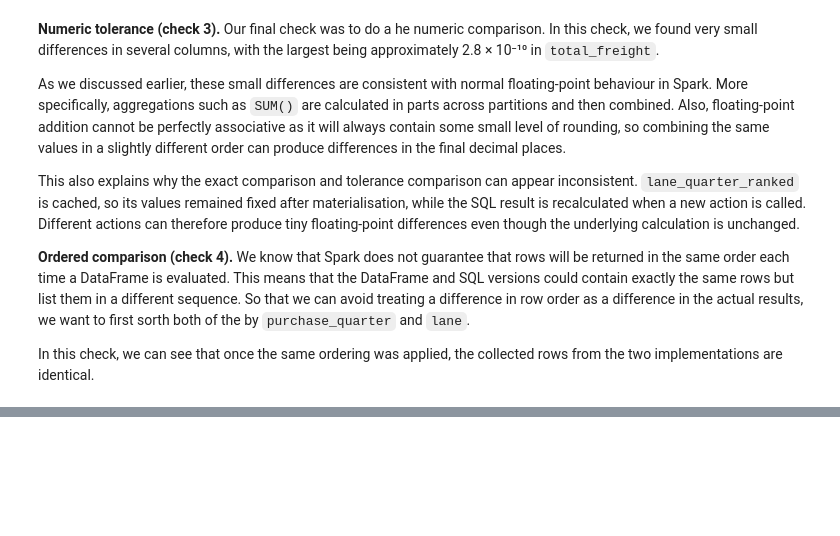
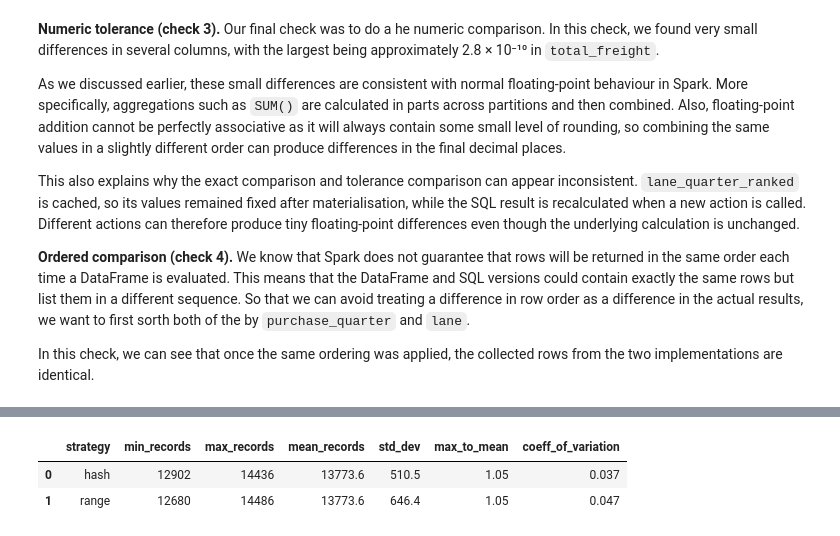
Before and after one commit to mounisha-dev21/ito5202-assessment1-spark, a Jupyter notebook: assessment1.ipynb, the cells around one changed output, grey strips where cells are left out. Drawn from its saved outputs; the diff is of its cells as text; code cells hidden in the pictures; blank space fills up the shorter version.

```diff
--- a/assessment1.ipynb
+++ b/assessment1.ipynb
@@ -1856,0 +1953,34 @@ In this check, we can see that once the same ordering was applied, the collected
+# %%
+# Compare how balanced the partition sizes are
+hash_records = hash_profile["records"]
+range_records = range_profile["records"]
+
+hash_mean = hash_records.mean()
+range_mean = range_records.mean()
+
+summary = pd.DataFrame([
+    {
+        "strategy": "hash",
+        "min_records": hash_records.min(),
+        "max_records": hash_records.max(),
+        "mean_records": round(hash_mean, 1),
+        "std_dev": round(hash_records.std(), 1),
+        "max_to_mean": round(hash_records.max() / hash_mean, 2),
+        "coeff_of_variation": round(hash_records.std() / hash_mean, 3)
+    },
+    {
+        "strategy": "range",
+        "min_records": range_records.min(),
+        "max_records": range_records.max(),
+        "mean_records": round(range_mean, 1),
+        "std_dev": round(range_records.std(), 1),
+        "max_to_mean": round(range_records.max() / range_mean, 2),
+        "coeff_of_variation": round(range_records.std() / range_mean, 3)
+    }
+])
+
+summary
+# %% [output]
+|  | strategy | min_records | max_records | mean_records | std_dev | max_to_mean | coeff_of_variation |
+| 0 | hash | 12902 | 14436 | 13773.6 | 510.5 | 1.05 | 0.037 |
+| 1 | range | 12680 | 14486 | 13773.6 | 646.4 | 1.05 | 0.047 |
```
Also changed, not shown: parts of 6 cells of this notebook.
